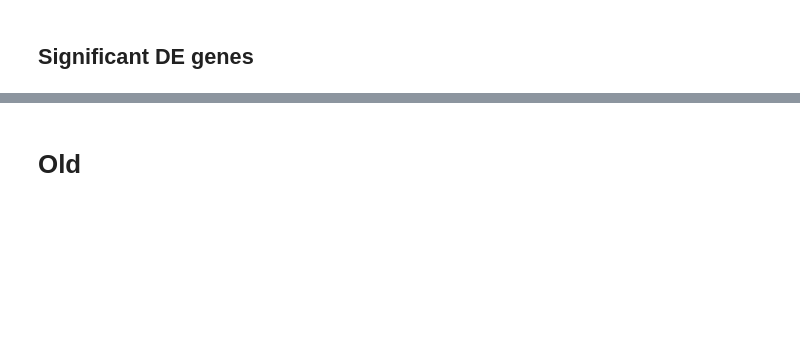
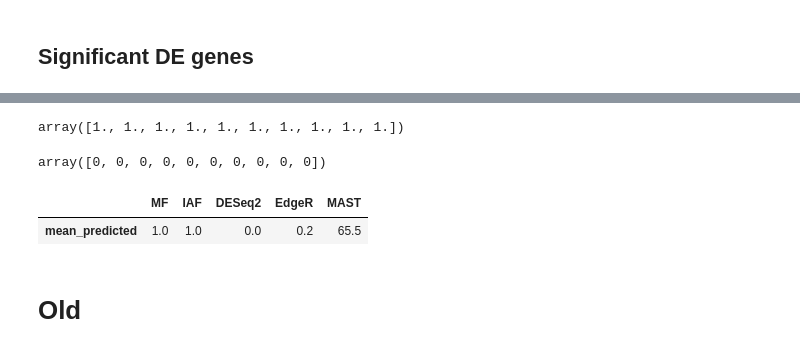
Before and after one commit to PierreBoyeau/scVI-reproducibility, a Jupyter notebook: pbmc_null_study.ipynb, the cells around one changed output, grey strips where cells are left out. Cells and saved outputs as stored; diff of their text form; code cells hidden in the pictures; blank space fills up the shorter version.

```diff
--- a/pbmc_null_study.ipynb
+++ b/pbmc_null_study.ipynb
@@ -131,3 +148,7 @@ other_predictions = all_predictions(
     labels_path=labels_path,
     path_to_scripts=PATH_TO_SCRIPTS
 )
+
+other_predictions = all_de_predictions(
+    other_predictions, significance_level=Q0, delta=DELTA
+)
@@ -224,6 +350,6 @@ iplot(fig, filename="pbmc_null_lfc_err_sign")
 # %%
 de_probas_mf = estimate_de_proba(
-    filename=os.path.join(DIR_PATH, "de_probas_mf.pickle"),
+    filename=os.path.join(DIR_PATH, "de_probas_mf.pickle.npy"),
     mdl_class=VAE,
     dataset=dataset,
     mdl_params=mdl_params["mf"],
@@ -235,7 +361,7 @@ de_probas_mf = estimate_de_proba(
 ).squeeze()
 
 de_probas_ia = estimate_de_proba(
-    filename=os.path.join(DIR_PATH, "de_probas_iaf.pickle"),
+    filename=os.path.join(DIR_PATH, "de_probas_iaf.pickle.npy"),
     mdl_class=IAVAE,
     dataset=dataset,
     mdl_params=mdl_params["iaf"],
@@ -259,7 +385,7 @@ def compute_nb_predicted(probas_arr):
         probs_pred_de = probas_arr[k, :]
         is_pred_de = predict_de_genes(probs_pred_de, desired_fdr=Q0)
         nb_predicted[k] = is_pred_de.sum()
-    return nb_predicted
+    return n_genes - nb_predicted
 
 def naive_is_de(probas_arr):
     probas_arr[np.isnan(probas_arr)] = 0.0
@@ -267,10 +401,18 @@ def naive_is_de(probas_arr):
 # %%
-nb_predicted_scVI = compute_nb_predicted(de_probas_mf)
-nb_predicted_scVI_ia = compute_nb_predicted(de_probas_ia)
+nb_predicted_scVI = compute_nb_predicted(de_probas_mf[0])
+nb_predicted_scVI_ia = compute_nb_predicted(de_probas_ia[0])
 
 nb_predicted_deseq2 = naive_is_de(other_predictions['deseq2']['pval'])
 nb_predicted_edger = naive_is_de(other_predictions['edger']['pval'])
 nb_predicted_mast = naive_is_de(other_predictions['mast']['pval'])
+# %%
+nb_predicted_scVI
+# %% [output]
+array([1., 1., 1., 1., 1., 1., 1., 1., 1., 1.])
+# %%
+nb_predicted_deseq2
+# %% [output]
+array([0, 0, 0, 0, 0, 0, 0, 0, 0, 0])
 # %%
 bounds_scVI = [nb_predicted_scVI.min(), nb_predicted_scVI.max()]
 bounds_scVI_ia = [nb_predicted_scVI_ia.min(), nb_predicted_scVI_ia.max()]
@@ -293,3 +422,19 @@ pd.DataFrame(
+# %%
+pd.DataFrame(
+    dict(
+        mean_predicted=[
+            nb_predicted_scVI.mean(),
+            nb_predicted_scVI_ia.mean(),
+            nb_predicted_deseq2.mean(),
+            nb_predicted_edger.mean(),
+            nb_predicted_mast.mean()
+        ],
+    ),
+    index=['MF', 'IAF', 'DESeq2', 'EdgeR', 'MAST']
+).T
+# %% [output]
+|  | MF | IAF | DESeq2 | EdgeR | MAST |
+| mean_predicted | 1.0 | 1.0 | 0.0 | 0.2 | 65.5 |
 # %% [markdown]
 # Old
 # %%
```
Also changed, not shown: parts of 17 cells of this notebook, 3 other files.
